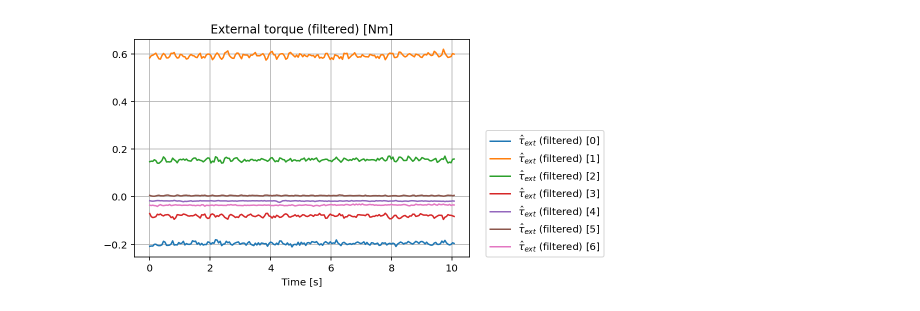
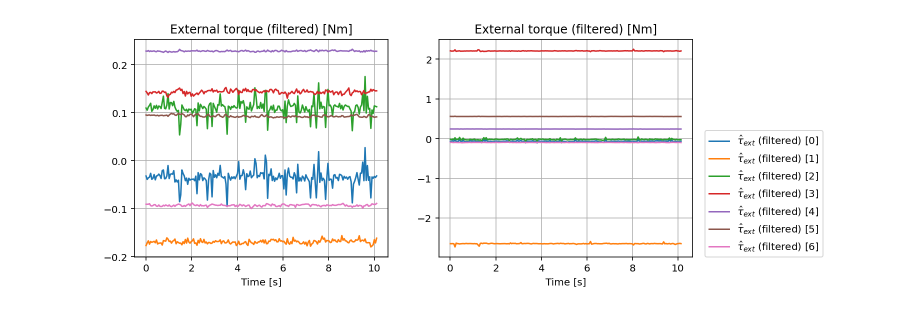
Before and after one commit to eric-heiden/panda-force, a Jupyter notebook: Plot Forces.ipynb, the cells around one changed output. Drawn from its saved outputs; the diff is of its cells as text; code cells hidden in the pictures.

```diff
--- a/Plot Forces.ipynb
+++ b/Plot Forces.ipynb
@@ -4,6 +4,15 @@ import matplotlib.pyplot as plt
 import numpy as np
 from IPython.display import set_matplotlib_formats
 set_matplotlib_formats('retina')
-# %%
-log = json.load(open("log_panda_nop.json", "r"))
-null = json.load(open("log_null.json", "r"))
+# %%
+# log1 = json.load(open("log_panda_scale0g.json", "r"))
+# log2 = json.load(open("log_panda_scale430g.json", "r"))
+
+# log1 = json.load(open("log_panda_mass0g.json", "r"))
+# log2 = json.load(open("log_panda_mass500g.json", "r"))
+
+# log1 = json.load(open("log_panda_mass0g_pose2.json", "r"))
+# log2 = json.load(open("log_panda_mass500g_pose2.json", "r"))
+
+log1 = json.load(open("log_panda_mass0g_pose3.json", "r"))
+log2 = json.load(open("log_panda_mass500g_pose3.json", "r"))
@@ -10,12 +26,20 @@ null = json.load(open("log_null.json", "r"))
 # %%
-def visualize(name, title, label):
+def visualize(name, title, label,
+              log=log1, show_legend=True):
     plt.grid()
     for i in range(len(log[name][0])):
         data = np.array(log[name]) #- np.array(null[name])
         plt.plot(log["time"], data[:,i],
                  label=f"{label} [{i}]")
 
-    plt.legend(loc=(1.05, 0.))
+    if show_legend:
+        plt.legend(loc=(1.05, 0.))
     plt.xlabel("Time [s]")
     plt.title(title)
     plt.savefig(f"{name}.png", dpi=300)
+def visualize2(name, title, label):
+    plt.figure(figsize=(10,4))
+    plt.subplot(121)
+    visualize(name, title, label, log1, show_legend=False)
+    plt.subplot(122)
+    visualize(name, title, label, log2)
@@ -22,6 +60,6 @@ def visualize(name, title, label):
 # %%
-visualize("tau_ext_hat_filtered",
+visualize2("tau_ext_hat_filtered",
           "External torque (filtered) [Nm]",
           "$\\hat{\\tau}_{ext}$ (filtered)")
 # %% [output]
-[figure, old version]
+[figure, new version]
```
Also changed, not shown: parts of 7 cells of this notebook, 7 other files.
